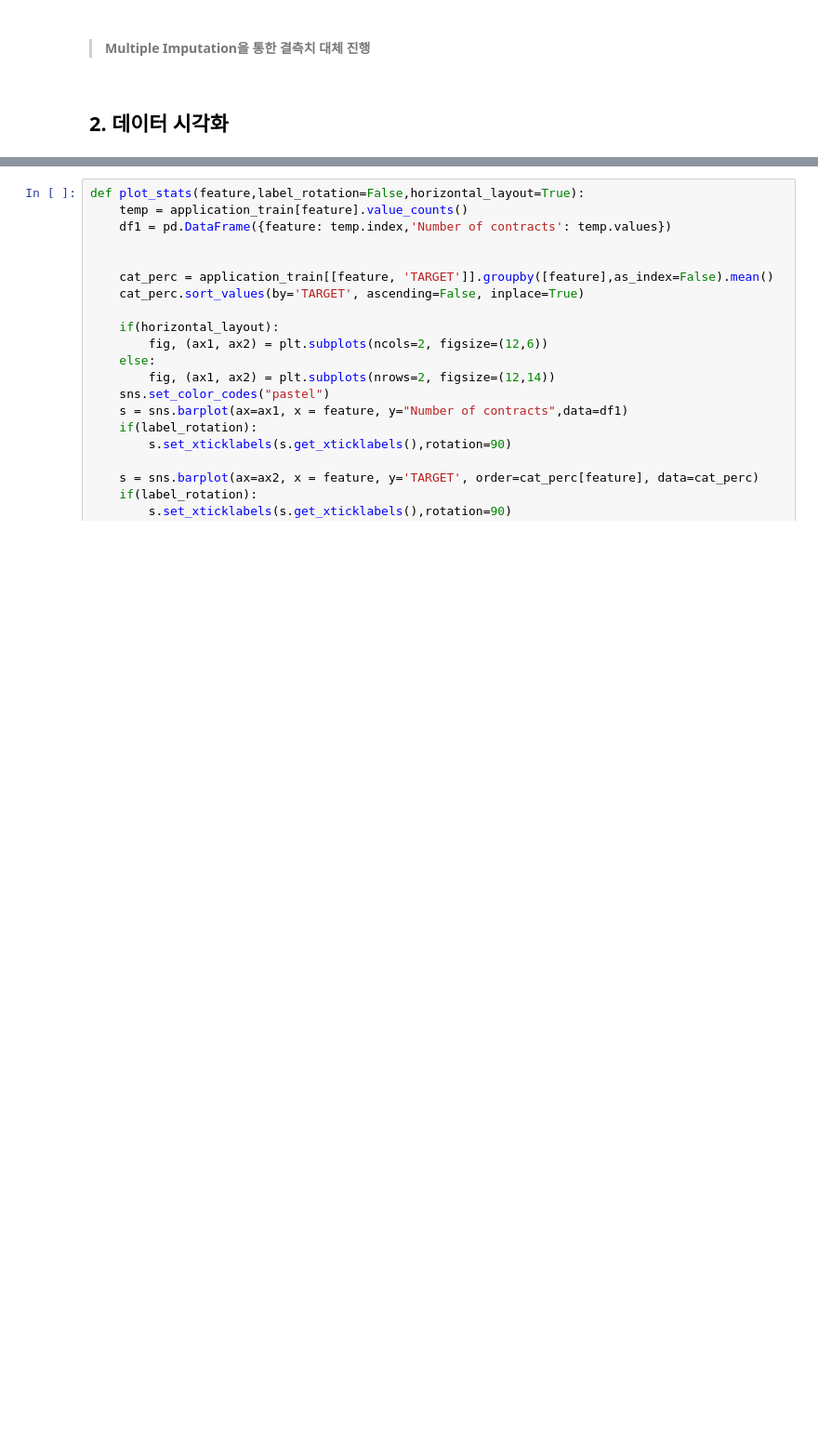
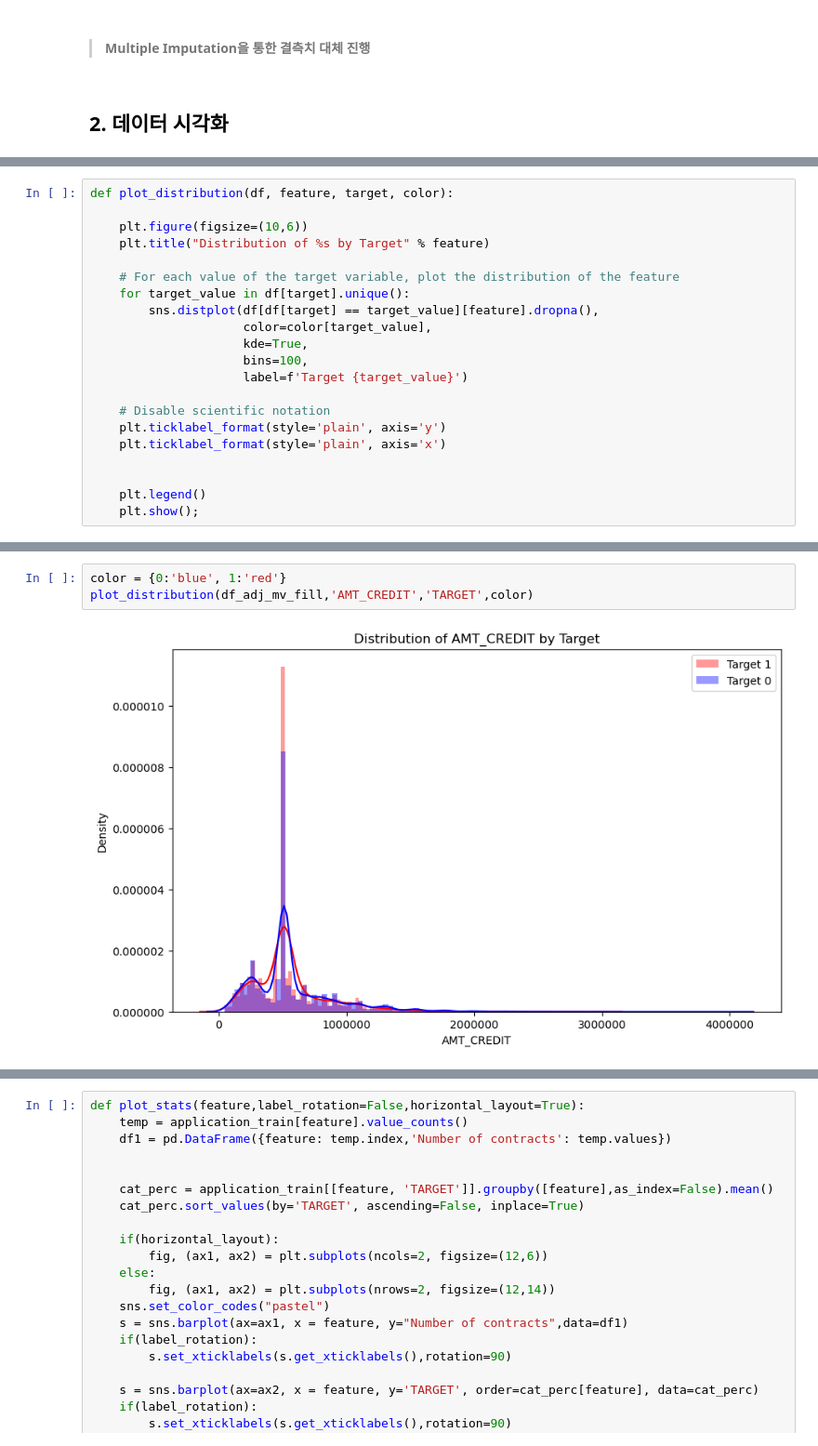
Before and after one commit to yellowlemontea/JB_DS2, a Jupyter notebook: notebook_csl.ipynb, the cells around one changed output, grey strips where cells are left out. Shown at 93% size. Saved outputs shown, nothing was run; the diff lists cells and outputs as text; blank space fills up the shorter version.

```diff
--- a/notebook_csl.ipynb
+++ b/notebook_csl.ipynb
@@ -425,0 +446,21 @@ plt.show()
+# %%
+def plot_distribution(df, feature, target, color):
+
+    plt.figure(figsize=(10,6))
+    plt.title("Distribution of %s by Target" % feature)
+
+    # For each value of the target variable, plot the distribution of the feature
+    for target_value in df[target].unique():
+        sns.distplot(df[df[target] == target_value][feature].dropna(),
+                     color=color[target_value],
+                     kde=True,
+                     bins=100,
+                     label=f'Target {target_value}')
+
+    # Disable scientific notation
+    plt.ticklabel_format(style='plain', axis='y')
+    plt.ticklabel_format(style='plain', axis='x')
+
+
+    plt.legend()
+    plt.show();
@@ -425,0 +471,5 @@ plt.show()
+# %%
+color = {0:'blue', 1:'red'}
+plot_distribution(df_adj_mv_fill,'AMT_CREDIT','TARGET',color)
+# %% [output]
+[figure, added]
```
Also changed, not shown: parts of 18 cells of this notebook.
